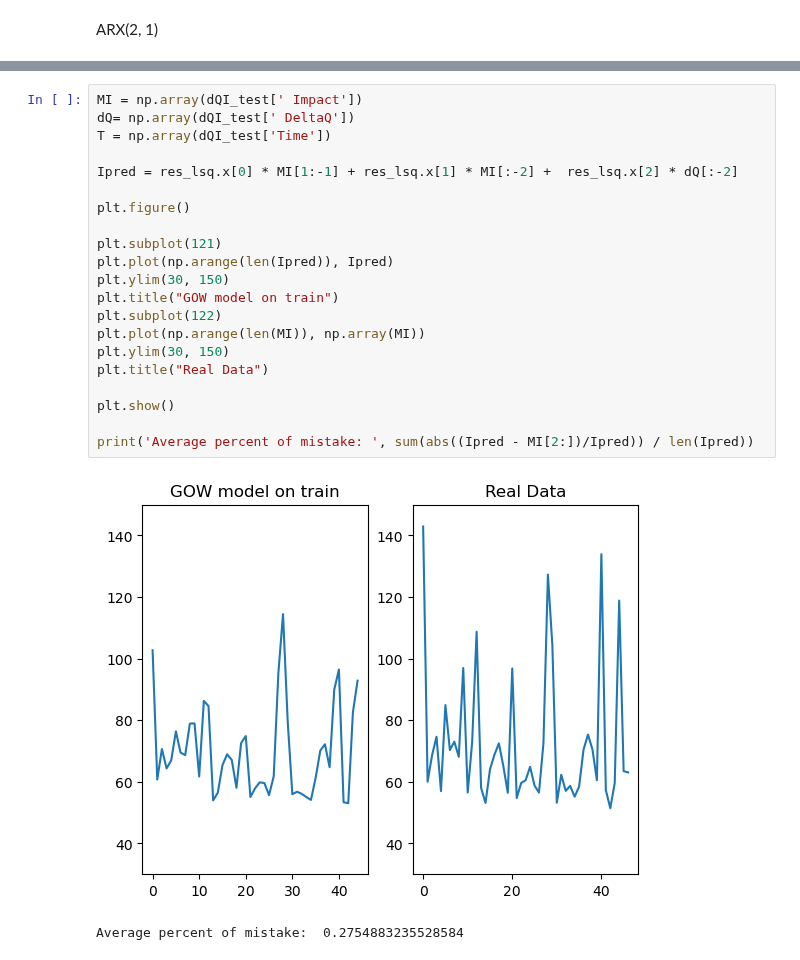
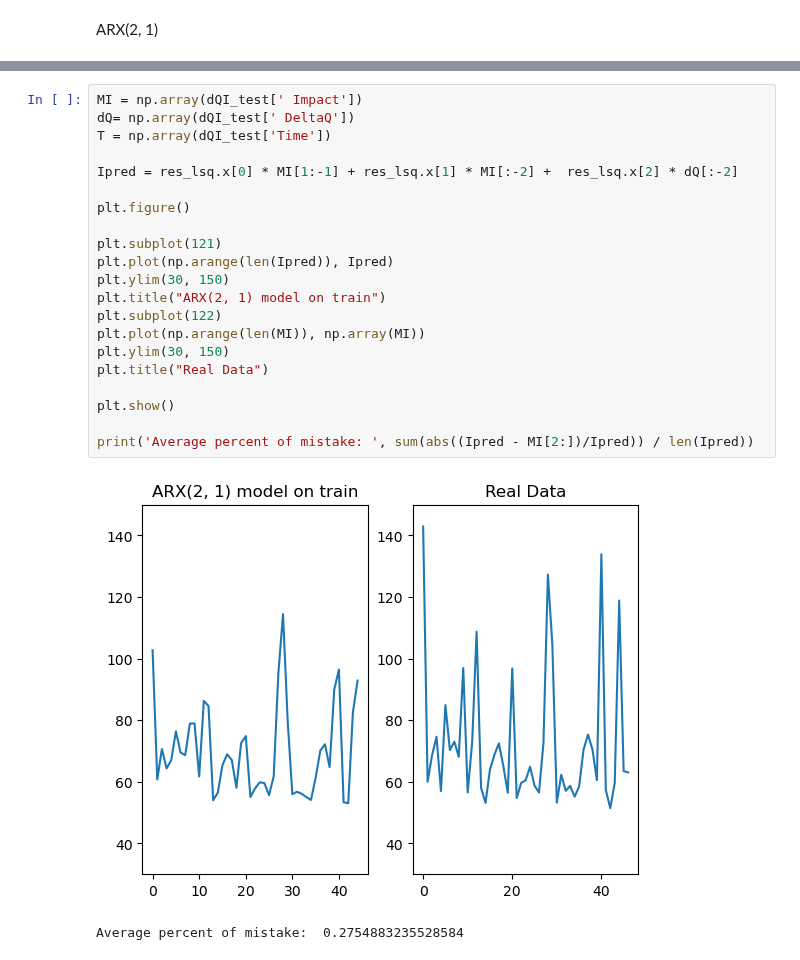
Before and after one commit to VsevolodZaostrovsky/OWModel, a Jupyter notebook: ImpactPrediction/FittingModels.ipynb, the cells around one changed output, grey strips where cells are left out. Cells and saved outputs as stored; diff of their text form.

```diff
--- a/ImpactPrediction/FittingModels.ipynb
+++ b/ImpactPrediction/FittingModels.ipynb
@@ -180,24 +191,24 @@ plt.show()
 # %%
 MI = np.array(dQI_test[' Impact'])
 dQ= np.array(dQI_test[' DeltaQ'])
 T = np.array(dQI_test['Time'])
 
 Ipred = res_lsq.x[0] * MI[1:-1] + res_lsq.x[1] * MI[:-2] +  res_lsq.x[2] * dQ[:-2]
 
 plt.figure()
 
 plt.subplot(121)
 plt.plot(np.arange(len(Ipred)), Ipred)
 plt.ylim(30, 150)
-plt.title("GOW model on train")
+plt.title("ARX(2, 1) model on train")
 plt.subplot(122)
 plt.plot(np.arange(len(MI)), np.array(MI))
 plt.ylim(30, 150)
 plt.title("Real Data")
 
 plt.show()
 
 print('Average percent of mistake: ', sum(abs((Ipred - MI[2:])/Ipred)) / len(Ipred))
 # %% [output]
-[figure, old version]
+[figure, new version]
 Average percent of mistake:  0.2754883235528584
```
Also changed, not shown: parts of 10 cells of this notebook, 1 other file.
